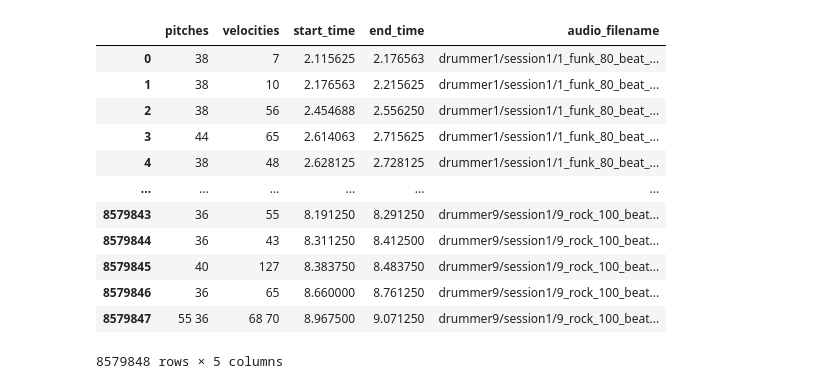
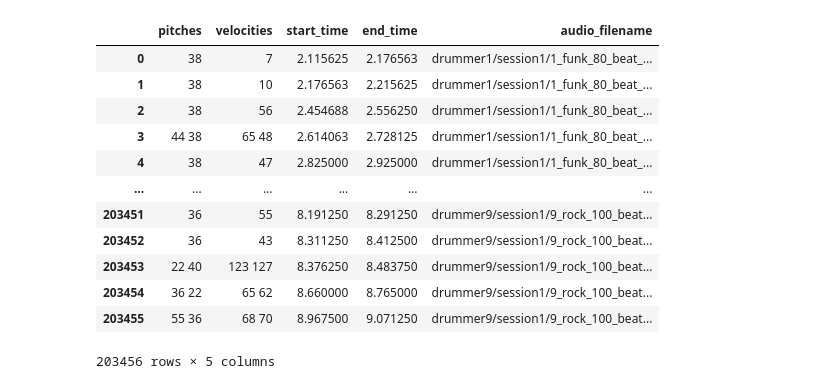
Before and after one commit to skittree/DrummerScore, a Jupyter notebook: old_notebooks/model egmd.ipynb, the cells around one changed output. Drawn from its saved outputs; the diff is of its cells as text; code cells hidden in the pictures.

```diff
--- a/old_notebooks/model egmd.ipynb
+++ b/old_notebooks/model egmd.ipynb
@@ -1,48 +1,49 @@
 # %%
 import torch
 import librosa
 import os
 import matplotlib.pyplot as plt
 import csv
 import pandas as pd
 
-dataset_name = "e-gmd-v1.0.0"
+dataset_name = os.path.join("../groove-v1.0.0", "groove")
 
-df = pd.read_csv(os.path.join(dataset_name, "e-gmd-v1.0.0-clean.csv"))
+df = pd.read_csv(os.path.join(dataset_name, "info.csv"))
 
 train_dfs = []
 valid_dfs = []
 
 def process_row(row):
     onsets_path = row['csv_filename']
     onsets_df = pd.read_csv(os.path.join(dataset_name, onsets_path))
     onsets_df['audio_filename'] = row['audio_filename']
     split = row['split']
-    if split == 'train':
-        train_dfs.append(onsets_df)
-    elif split == 'validation':
-        valid_dfs.append(onsets_df)
+    if isinstance(row['audio_filename'], str):
+        if split == 'train':
+            train_dfs.append(onsets_df)
+        elif split == 'validation':
+            valid_dfs.append(onsets_df)
 
 df.apply(process_row, axis=1)
 
 train_df = pd.concat(train_dfs, ignore_index=True)
 valid_df = pd.concat(valid_dfs, ignore_index=True)
 
 train_df
 # %% [output]
 |  | pitches | velocities | start_time | end_time | audio_filename |
 | 0 | 38 | 7 | 2.115625 | 2.176563 | drummer1/session1/1_funk_80_beat_... |
 | 1 | 38 | 10 | 2.176563 | 2.215625 | drummer1/session1/1_funk_80_beat_... |
 | 2 | 38 | 56 | 2.454688 | 2.556250 | drummer1/session1/1_funk_80_beat_... |
-| 3 | 44 | 65 | 2.614063 | 2.715625 | drummer1/session1/1_funk_80_beat_... |
-| 4 | 38 | 48 | 2.628125 | 2.728125 | drummer1/session1/1_funk_80_beat_... |
+| 3 | 44 38 | 65 48 | 2.614063 | 2.728125 | drummer1/session1/1_funk_80_beat_... |
+| 4 | 38 | 47 | 2.825000 | 2.925000 | drummer1/session1/1_funk_80_beat_... |
 | ... | ... | ... | ... | ... | ... |
-| 8579843 | 36 | 55 | 8.191250 | 8.291250 | drummer9/session1/9_rock_100_beat... |
-| 8579844 | 36 | 43 | 8.311250 | 8.412500 | drummer9/session1/9_rock_100_beat... |
-| 8579845 | 40 | 127 | 8.383750 | 8.483750 | drummer9/session1/9_rock_100_beat... |
-| 8579846 | 36 | 65 | 8.660000 | 8.761250 | drummer9/session1/9_rock_100_beat... |
-| 8579847 | 55 36 | 68 70 | 8.967500 | 9.071250 | drummer9/session1/9_rock_100_beat... |
+| 203451 | 36 | 55 | 8.191250 | 8.291250 | drummer9/session1/9_rock_100_beat... |
+| 203452 | 36 | 43 | 8.311250 | 8.412500 | drummer9/session1/9_rock_100_beat... |
+| 203453 | 22 40 | 123 127 | 8.376250 | 8.483750 | drummer9/session1/9_rock_100_beat... |
+| 203454 | 36 22 | 65 62 | 8.660000 | 8.765000 | drummer9/session1/9_rock_100_beat... |
+| 203455 | 55 36 | 68 70 | 8.967500 | 9.071250 | drummer9/session1/9_rock_100_beat... |
-8579848 rows × 5 columns
+203456 rows × 5 columns
 # %%
 drum_mapping ={
         36: "kick",
```
Also changed, not shown: parts of 6 cells of this notebook, 13 other files.
